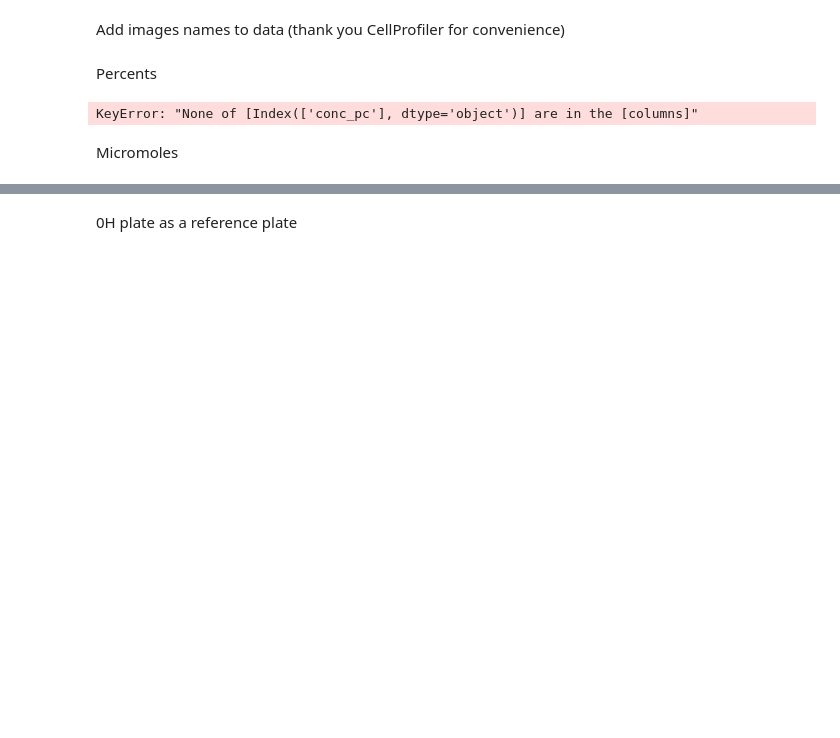
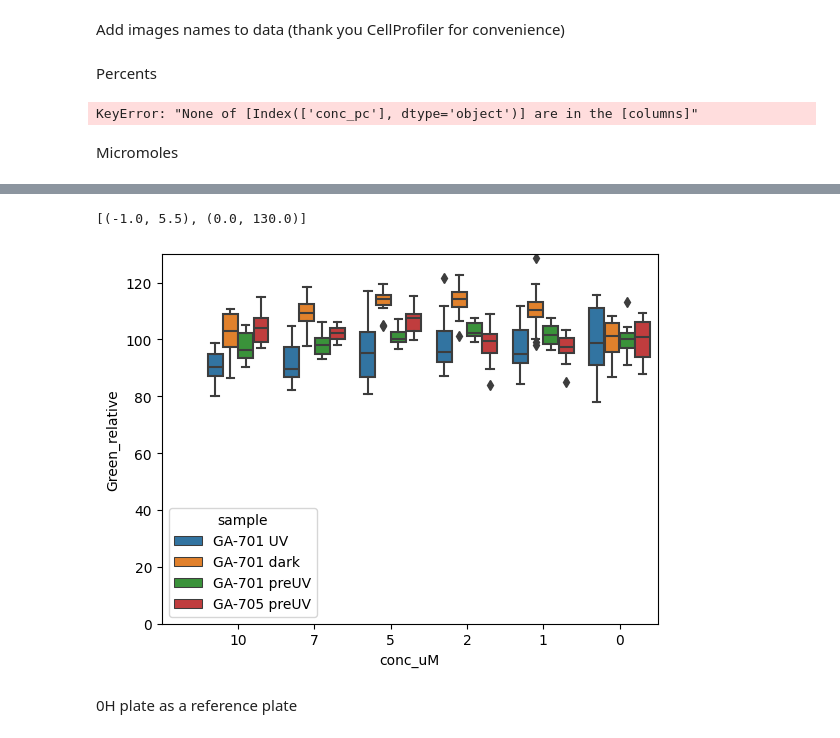
Before and after one commit to arteys/Resazurin_ChemiDoc, a Jupyter notebook: RZ_12_testing_ground_ref_plate.ipynb, the cells around one changed output, grey strips where cells are left out. Drawn from its saved outputs; the diff is of its cells as text; code cells hidden in the pictures; blank space fills up the shorter version.

```diff
--- a/RZ_12_testing_ground_ref_plate.ipynb
+++ b/RZ_12_testing_ground_ref_plate.ipynb
@@ -254,3 +253,11 @@ Name: Green_blanked, Length: 276, dtype: float64
+# %%
+ax = sns.boxplot(data=data_plate_with_control, x="conc_uM", y="Green_relative", hue = 'sample')
+
+
+ax.set(xlim=(-1, None),ylim = (0,130))
+# %% [output]
+[(-1.0, 5.5), (0.0, 130.0)]
+[figure, added]
 # %% [markdown]
 0H plate as a reference plate
 # %%
```
Also changed, not shown: parts of 10 cells of this notebook.
